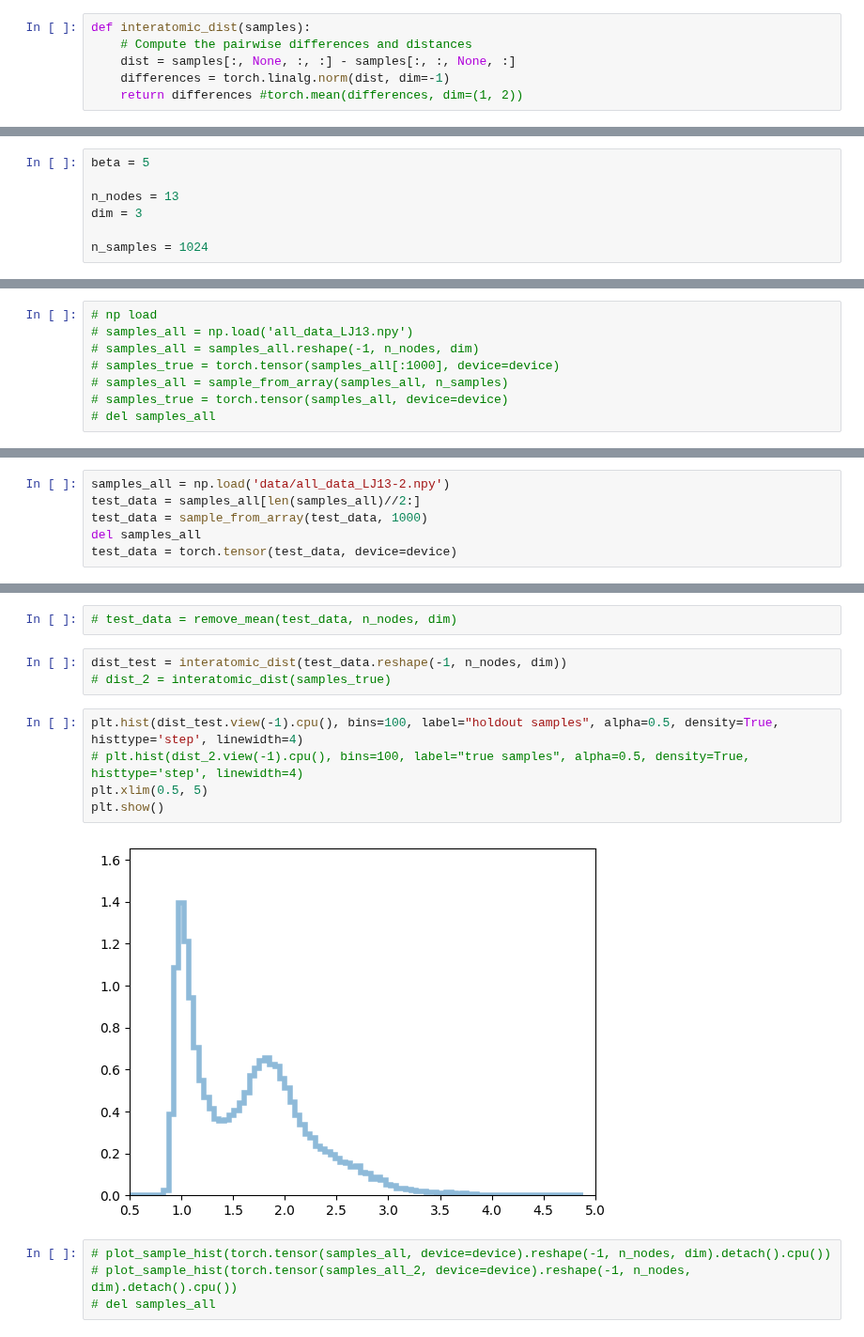
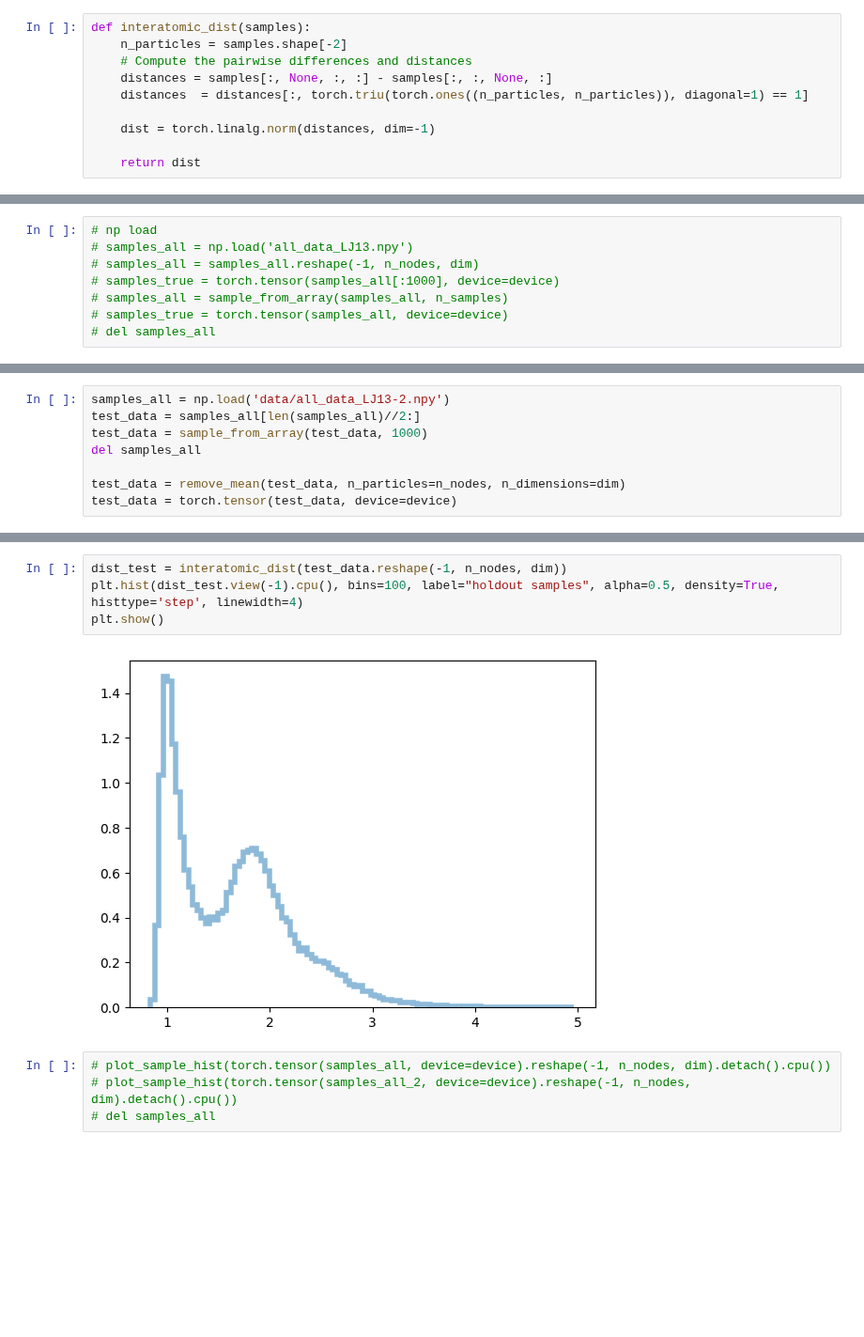
Before and after one commit to taraak/pita, a Jupyter notebook: LJ13_training.ipynb, the cells around one changed output, grey strips where cells are left out. Shown at 94% size. Drawn from its saved outputs; the diff is of its cells as text; blank space fills up the shorter version.

```diff
--- a/LJ13_training.ipynb
+++ b/LJ13_training.ipynb
@@ -78,10 +285,14 @@ def log_prob(x: torch.Tensor):
         raise Exception
 # %%
 def interatomic_dist(samples):
+    n_particles = samples.shape[-2]
     # Compute the pairwise differences and distances
-    dist = samples[:, None, :, :] - samples[:, :, None, :]
-    differences = torch.linalg.norm(dist, dim=-1)
-    return differences #torch.mean(differences, dim=(1, 2))
+    distances = samples[:, None, :, :] - samples[:, :, None, :]
+    distances  = distances[:, torch.triu(torch.ones((n_particles, n_particles)), diagonal=1) == 1]
+
+    dist = torch.linalg.norm(distances, dim=-1)
+
+    return dist
 # %%
 def plot_sample_hist(samples, ax = None, dim=(0,1), label=None):
     if ax == None:
@@ -193,10 +529,3 @@ def estimate_grad_Rt_jensen(x, t, noise_schedule, num_mc_samples=1000):
 ## SDE
 # %% [markdown]
 ### Dataset
-# %%
-beta = 5
-
-n_nodes = 13
-dim = 3
-
-n_samples = 1024
@@ -227,4 +544,6 @@ samples_all = np.load('data/all_data_LJ13-2.npy')
 test_data = samples_all[len(samples_all)//2:]
 test_data = sample_from_array(test_data, 1000)
 del samples_all
+
+test_data = remove_mean(test_data, n_particles=n_nodes, n_dimensions=dim)
 test_data = torch.tensor(test_data, device=device)
@@ -257,15 +550,9 @@ def remove_mean(samples, n_particles, n_dimensions):
-# %%
-# test_data = remove_mean(test_data, n_nodes, dim)
-# %%
-dist_test = interatomic_dist(test_data.reshape(-1, n_nodes, dim))
-# dist_2 = interatomic_dist(samples_true)
 # %%
+dist_test = interatomic_dist(test_data.reshape(-1, n_nodes, dim))
 plt.hist(dist_test.view(-1).cpu(), bins=100, label="holdout samples", alpha=0.5, density=True, histtype='step', linewidth=4)
-# plt.hist(dist_2.view(-1).cpu(), bins=100, label="true samples", alpha=0.5, density=True, histtype='step', linewidth=4)
-plt.xlim(0.5, 5)
 plt.show()
 # %% [output]
-[figure, old version]
+[figure, new version]
 # %%
 # plot_sample_hist(torch.tensor(samples_all, device=device).reshape(-1, n_nodes, dim).detach().cpu())
 # plot_sample_hist(torch.tensor(samples_all_2, device=device).reshape(-1, n_nodes, dim).detach().cpu())
```
Also changed, not shown: parts of 30 cells of this notebook.
